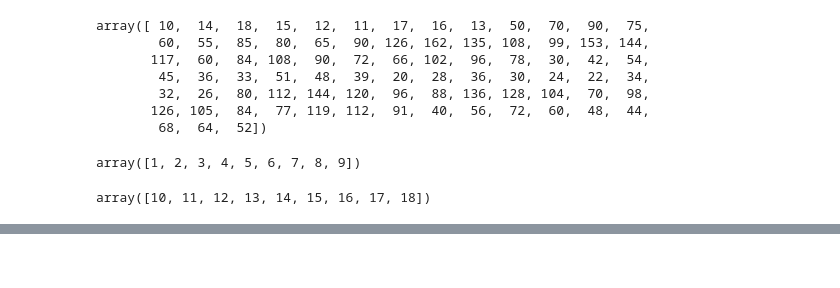
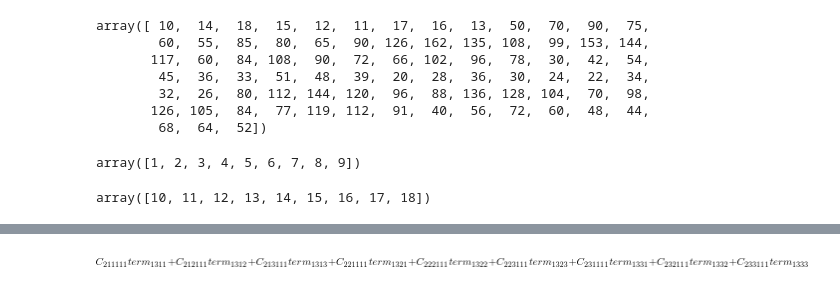
Before and after one commit to lanl/tardigrade-micromorphic-element, a Jupyter notebook: doc/MatrixForm/micromorphic_matrix_form.ipynb, the cells around one changed output, grey strips where cells are left out. Drawn from its saved outputs; the diff is of its cells as text; code cells hidden in the pictures; blank space fills up the shorter version.

```diff
--- a/doc/MatrixForm/micromorphic_matrix_form.ipynb
+++ b/doc/MatrixForm/micromorphic_matrix_form.ipynb
@@ -2196,0 +2319,3 @@ array([10, 11, 12, 13, 14, 15, 16, 17, 18])
+# %%
+E_micro_test = Psitest - np.eye(3)
+E_micro_test
@@ -2196,0 +2539,20 @@ array([10, 11, 12, 13, 14, 15, 16, 17, 18])
+# %%
+A = np.array([v for v in range(1,10)]).reshape([3,3])#form_tensor('A',[3,3])
+B = np.array([v for v in range(10,19)]).reshape([3,3])#form_tensor('B',[3,3])
+
+C1 = np.zeros([3,3,3,3]).astype(int)#form_tensor('C',[3,3,3,3])
+C2 = np.zeros([3,3,3,3]).astype(int)#form_tensor('C',[3,3,3,3])
+C3 = np.zeros([3,3,3,3]).astype(int)
+
+for i in range(3):
+    for j in  range(3):
+        for k in range(3):
+            for l in range(3):
+                C1[i][j][k][l] = A[i,j]*B[k,l]
+                C2[i][j][k][l] = A[k,j]*B[i,l]
+                C3[i][j][k][l] = A[i,l]*B[k,j]
+C1_v = np.array(map_fot_to_voigt(C1))
+C2_v = np.array(map_fot_to_voigt(C2))
+C3_v = np.array(map_fot_to_voigt(C3))
+print(C1_v.flatten())
+C2_v.flatten()
@@ -2196,0 +2582,23 @@ array([10, 11, 12, 13, 14, 15, 16, 17, 18])
+# %%
+term1 = form_tensor('term1',[3,3,3])
+C     = form_tensor('C',[3,3,3,3,3,3])
+
+term2 = form_tensor('term2',[3,3,3,3,3])
+
+for i in range(3):
+    for j in range(3):
+        for t in range(3):
+            for u in range(3):
+                for v in range(3):
+
+                    term2[i][j][t][u][v] = zero
+
+                    for q in range(3):
+                        for r in range(3):
+                            term2[i][j][t][u][v] += C[i][q][r][t][u][v] * term1[j][q][r]
+
+term2_v = map_5ot_to_voigt(term2,mode=1)
+# %%
+term2_v[3][0]
+# %% [output]
+[figure, added]
```
Also changed, not shown: parts of 20 cells of this notebook.
